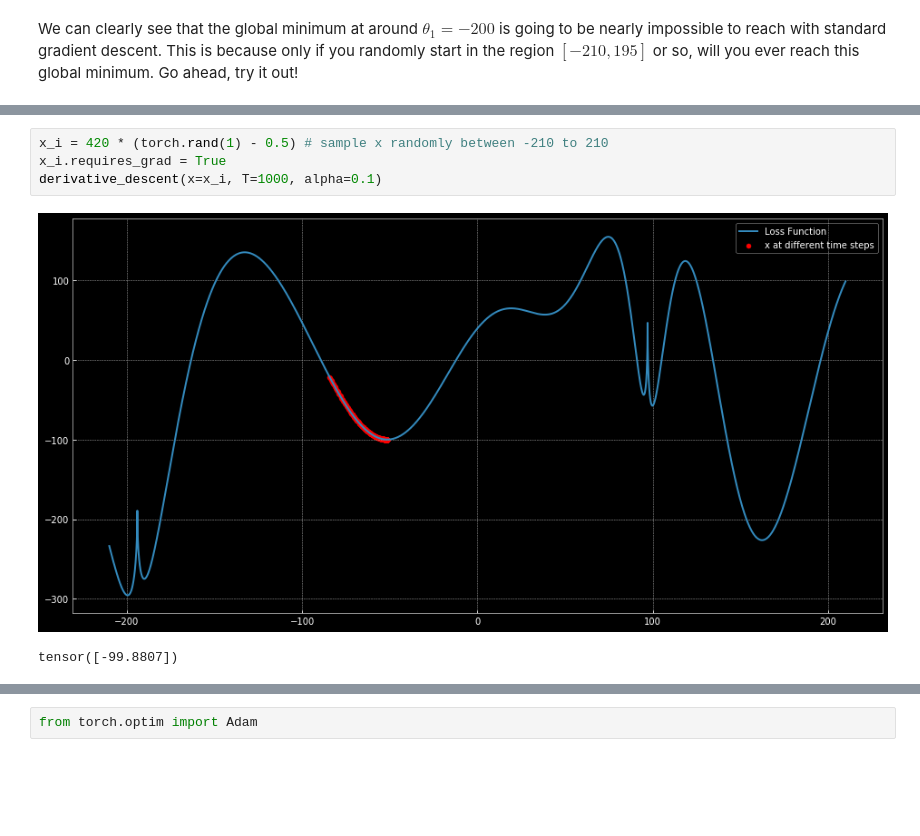
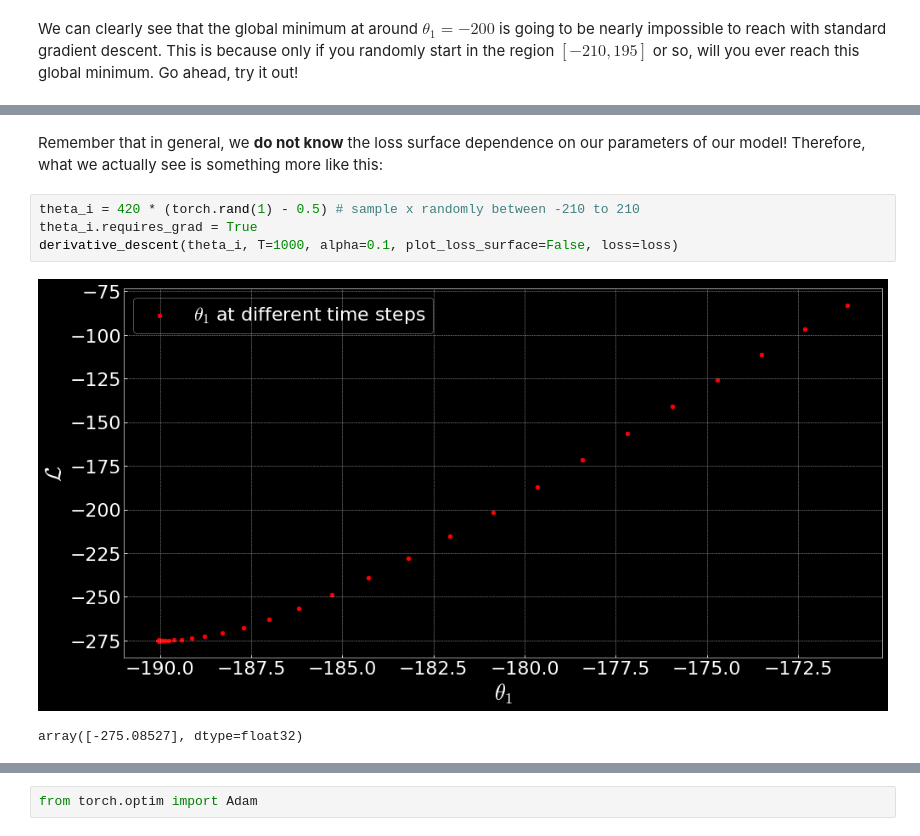
Before and after one commit to AWildridge/cms-machinelearning-notebooks, a Jupyter notebook: Lab 3 - Gradient-Based Learning Methods & Cost Functions.ipynb, the cells around one changed output, grey strips where cells are left out. Drawn from its saved outputs; the diff is of its cells as text; blank space fills up the shorter version.

```diff
--- a/Lab 3 - Gradient-Based Learning Methods & Cost Functions.ipynb
+++ b/Lab 3 - Gradient-Based Learning Methods & Cost Functions.ipynb
@@ -170,10 +132,12 @@ def derivative_descent(x=1.5, T=10, alpha=0.01, plotting=True):
+# %% [markdown]
+Remember that in general, we **do not know** the loss surface dependence on our parameters of our model! Therefore, what we actually see is something more like this:
 # %%
-x_i = 420 * (torch.rand(1) - 0.5) # sample x randomly between -210 to 210
-x_i.requires_grad = True
-derivative_descent(x=x_i, T=1000, alpha=0.1)
+theta_i = 420 * (torch.rand(1) - 0.5) # sample x randomly between -210 to 210
+theta_i.requires_grad = True
+derivative_descent(theta_i, T=1000, alpha=0.1, plot_loss_surface=False, loss=loss)
 # %% [output]
-[figure, old version]
+[figure, new version]
-tensor([-99.8807])
+array([-275.08527], dtype=float32)
 # %% [markdown]
 Now, what you might say is "AJ, we just need to increase the learning rate! This will allow us to jump over these hills!" Go ahead. Try it. It's not going to work and if you get it to work you are just lucky. Run it again with the same learning rate and you won't end up in the global minima.
 
```
Also changed, not shown: parts of 23 cells of this notebook.
